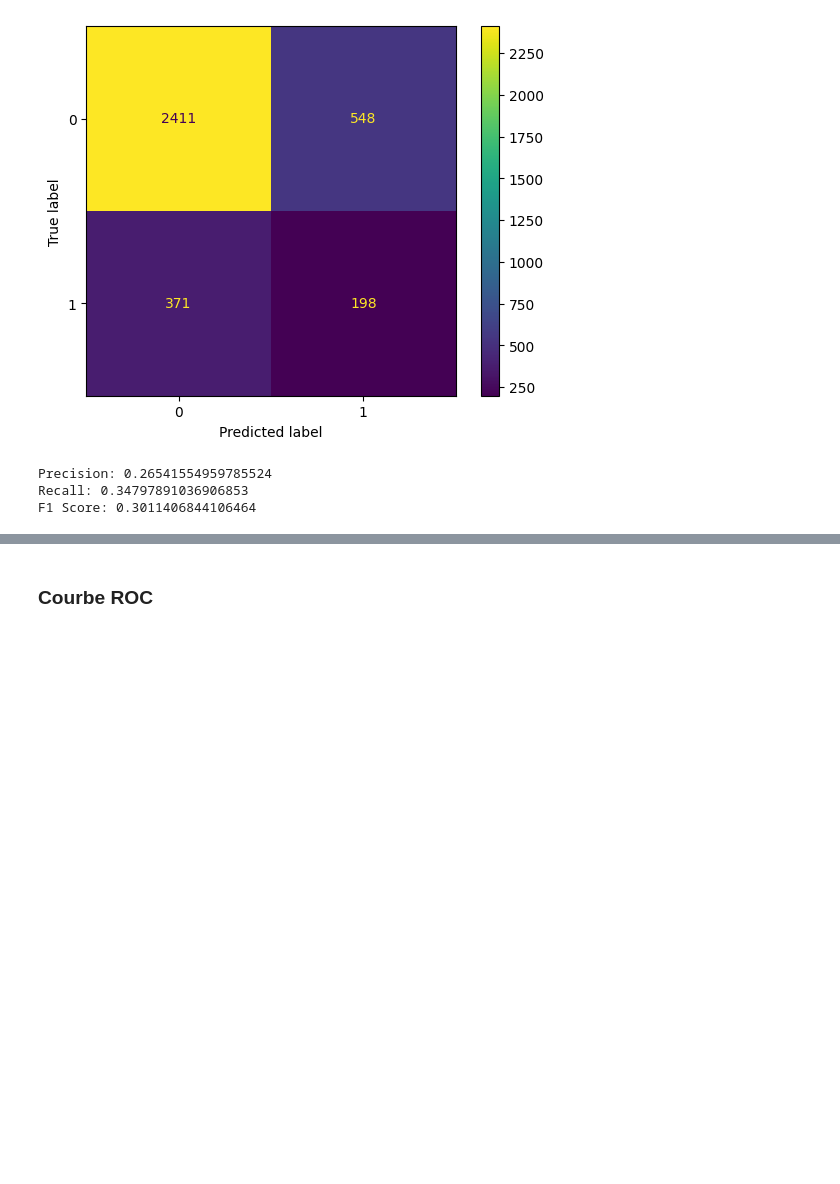
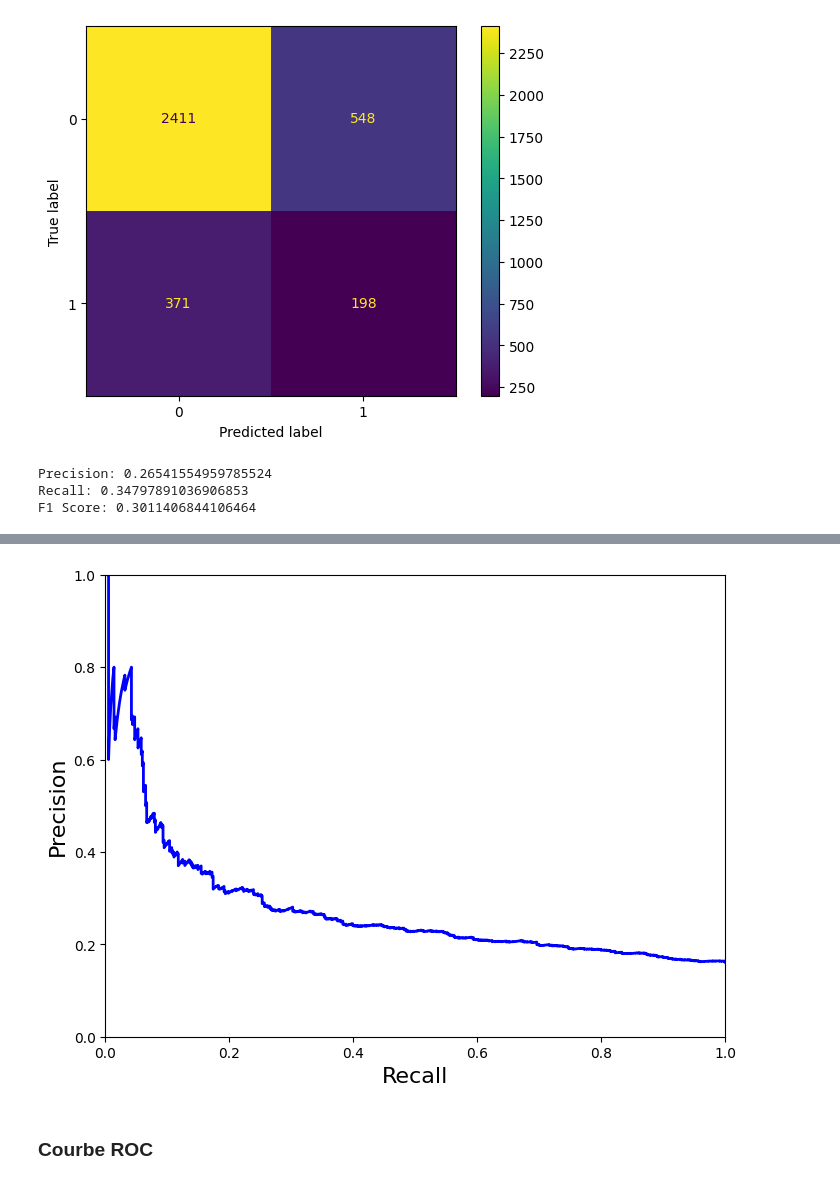
Before and after one commit to Aldresus/projetIA, a Jupyter notebook: les graphes et import.ipynb, the cells around one changed output, grey strips where cells are left out. Cells and saved outputs as stored; diff of their text form; code cells hidden in the pictures; blank space fills up the shorter version.

```diff
--- a/projet_curve_Laureline.ipynb
+++ b/les graphes et import.ipynb
@@ -589,2 +627,8 @@ F1 Score: 0.3011406844106464
+# %%
+plt.figure(figsize=(8, 6))
+plot_precision_vs_recall(precisions_p, recalls_p)
+plt.show()
+# %% [output]
+[figure, added]
 # %% [markdown]
 ### Courbe ROC
```
Also changed, not shown: parts of 36 cells of this notebook.
